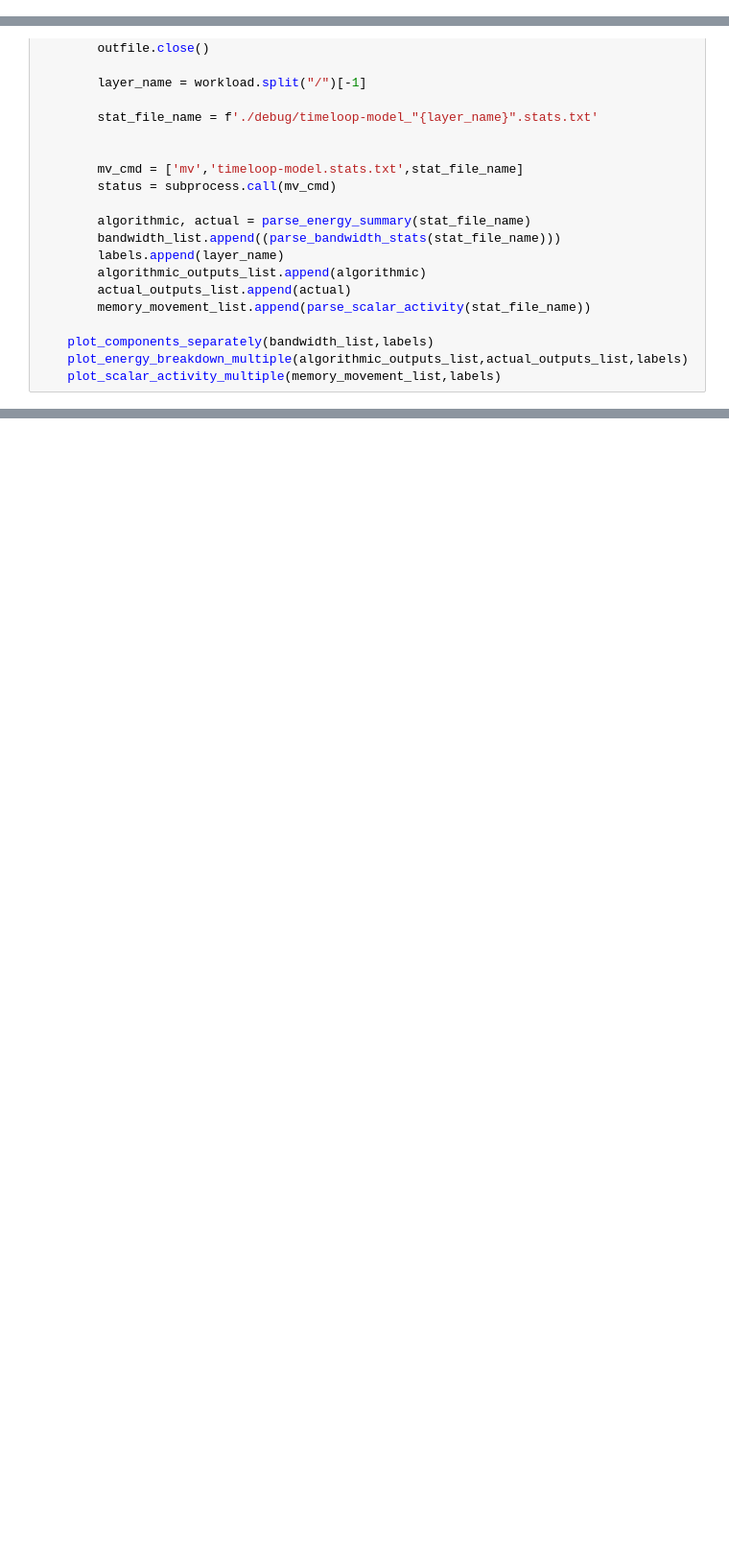
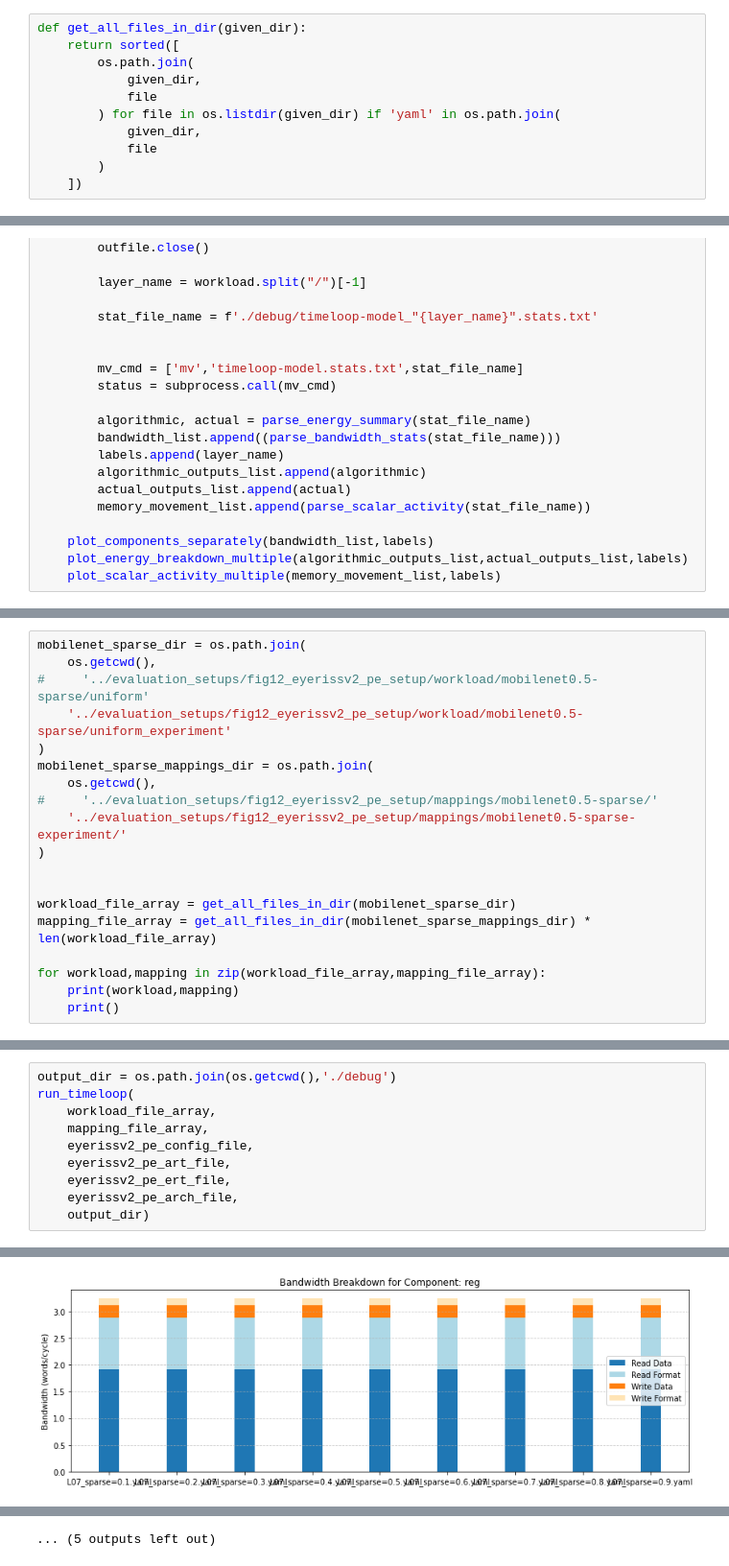
Before and after one commit to bensonlzl/micro22-sparseloop-artifact, a Jupyter notebook: workspace/2022.micro.artifact/notebook/Eyeriss-v2-experiment.ipynb, the cells around one changed output, grey strips where cells are left out. Shown: that part at 96% size. Saved outputs shown, nothing was run; the diff lists cells and outputs as text; blank space fills up the shorter version.

```diff
--- a/workspace/2022.micro.artifact/notebook/Eyeriss-v2-experiment.ipynb
+++ b/workspace/2022.micro.artifact/notebook/Eyeriss-v2-experiment.ipynb
@@ -10,6 +10,17 @@ import yaml, inspect, os, sys, subprocess, pprint, shutil, argparse
 import matplotlib.pyplot as plt
 import re
 from collections import defaultdict
+# %%
+def get_all_files_in_dir(given_dir):
+    return sorted([
+        os.path.join(
+            given_dir,
+            file
+        ) for file in os.listdir(given_dir) if 'yaml' in os.path.join(
+            given_dir,
+            file
+        )
+    ])
 # %%
 eyerissv2_pe_config_file = os.path.join(
     os.getcwd(),
@@ -506,0 +527,19 @@ WARNING: Interpreting 0 to mean full problem dimension instead of residue.
+# %%
+mobilenet_sparse_dir = os.path.join(
+    os.getcwd(),
+#     '../evaluation_setups/fig12_eyerissv2_pe_setup/workload/mobilenet0.5-sparse/uniform'
+    '../evaluation_setups/fig12_eyerissv2_pe_setup/workload/mobilenet0.5-sparse/uniform_experiment'
+)
+mobilenet_sparse_mappings_dir = os.path.join(
+    os.getcwd(),
+#     '../evaluation_setups/fig12_eyerissv2_pe_setup/mappings/mobilenet0.5-sparse/'
+    '../evaluation_setups/fig12_eyerissv2_pe_setup/mappings/mobilenet0.5-sparse-experiment/'
+)
+
+
+workload_file_array = get_all_files_in_dir(mobilenet_sparse_dir)
+mapping_file_array = get_all_files_in_dir(mobilenet_sparse_mappings_dir) * len(workload_file_array)
+
+for workload,mapping in zip(workload_file_array,mapping_file_array):
+    print(workload,mapping)
+    print()
@@ -506,0 +564,11 @@ WARNING: Interpreting 0 to mean full problem dimension instead of residue.
+# %%
+output_dir = os.path.join(os.getcwd(),'./debug')
+run_timeloop(
+    workload_file_array,
+    mapping_file_array,
+    eyerissv2_pe_config_file,
+    eyerissv2_pe_art_file,
+    eyerissv2_pe_ert_file,
+    eyerissv2_pe_arch_file,
+    output_dir)
+# %% [output]
@@ -506,0 +665 @@ WARNING: Interpreting 0 to mean full problem dimension instead of residue.
+[figure, added]
@@ -506,0 +669 @@ WARNING: Interpreting 0 to mean full problem dimension instead of residue.
+... (5 outputs left out)
```
Also changed, not shown: parts of 8 cells of this notebook, 19 other files.
